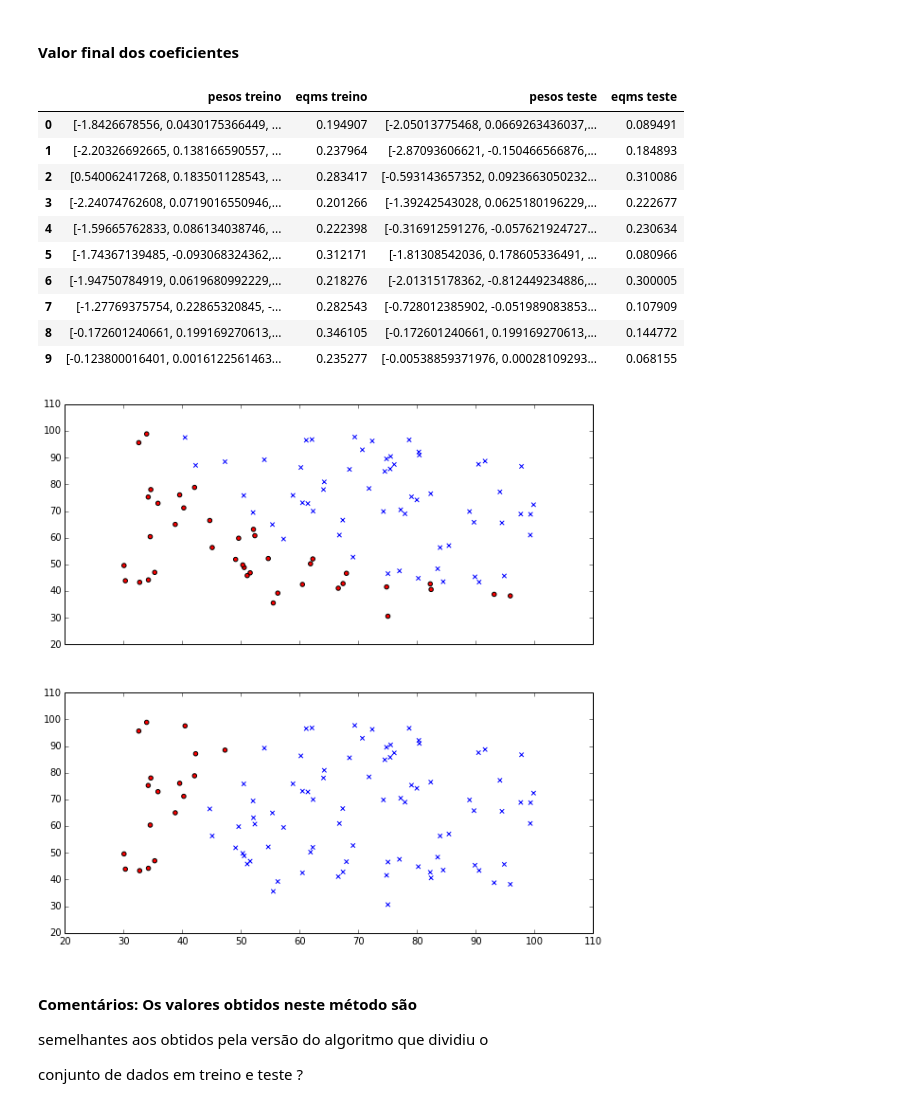
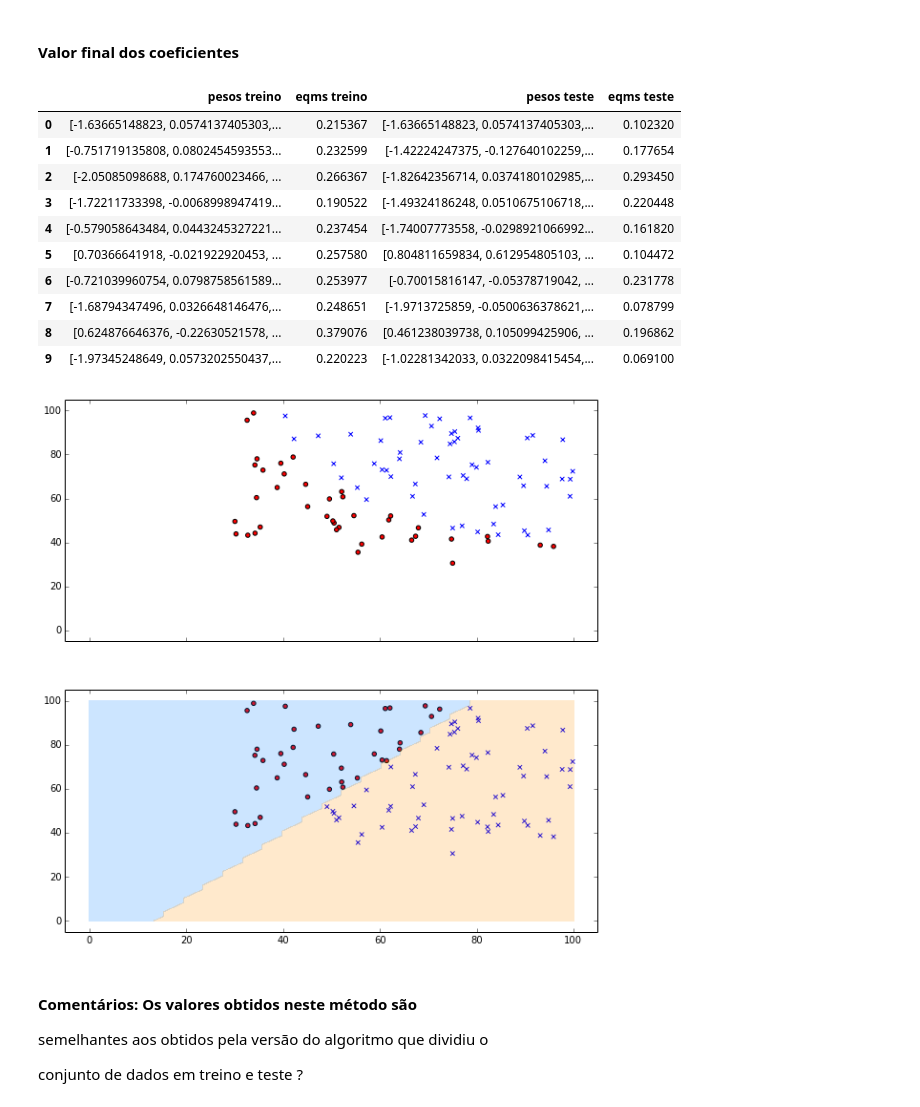
Before and after one commit to abevieiramota/mestrado-AA, a Jupyter notebook: Trabalho 2.ipynb, the cells around one changed output. Saved outputs shown, nothing was run; the diff lists cells and outputs as text; code cells hidden in the pictures.

Commit message:
contourf

```diff
--- a/Trabalho 2.ipynb
+++ b/Trabalho 2.ipynb
@@ -77,7 +122,7 @@ def bbulk_model_reg_log(Z, pesos):
 #### Plot dos dados
 # %%
 # produz o scatter dos dados da segunda e terceira coluna, para as duas classes na quarta coluna
-def q1_scatter(dados, pesos=None):
+def q1_scatter(dados, pesos=None, c_min=.5, c_max=3.5):
 
     # sem pesos, scatter apenas dos dados
     if pesos == None:
@@ -97,6 +142,20 @@ def q1_scatter(dados, pesos=None):
         fig2.scatter(dados[r>=.5][dados.columns[1]], dados[r>=.5][dados.columns[2]], marker='x', c='b')
         fig2.scatter(dados[r<.5][dados.columns[1]], dados[r<.5][dados.columns[2]], marker='o', c='r')
 
+        # contour
+        u = np.linspace(c_min, c_max, 50)
+        v = np.linspace(c_min, c_max, 50)
+
+        U,V = np.meshgrid(u,v)
+
+        Z = map_feature_matrix(U, V, 1)
+
+        Zs = bbulk_model_reg_log(Z, pesos)
+        Zs[Zs>=.5] = 1
+        Zs[Zs<.5] = 0
+
+        fig2.contourf(u, v, Zs, 1, alpha=.2)
+
 
 
 q1_scatter(q1_dados)
@@ -263,20 +322,20 @@ resultados = k_fold(q1_dados, 10, Q1_ALFA, Q1_EPOCAS)
 resultados
 # %% [output]
 |  | pesos treino | eqms treino | pesos teste | eqms teste |
-| 0 | [-1.8426678556, 0.0430175366449, ... | 0.194907 | [-2.05013775468, 0.0669263436037,... | 0.089491 |
-| 1 | [-2.20326692665, 0.138166590557, ... | 0.237964 | [-2.87093606621, -0.150466566876,... | 0.184893 |
-| 2 | [0.540062417268, 0.183501128543, ... | 0.283417 | [-0.593143657352, 0.0923663050232... | 0.310086 |
-| 3 | [-2.24074762608, 0.0719016550946,... | 0.201266 | [-1.39242543028, 0.0625180196229,... | 0.222677 |
-| 4 | [-1.59665762833, 0.086134038746, ... | 0.222398 | [-0.316912591276, -0.057621924727... | 0.230634 |
-| 5 | [-1.74367139485, -0.093068324362,... | 0.312171 | [-1.81308542036, 0.178605336491, ... | 0.080966 |
-| 6 | [-1.94750784919, 0.0619680992229,... | 0.218276 | [-2.01315178362, -0.812449234886,... | 0.300005 |
-| 7 | [-1.27769375754, 0.22865320845, -... | 0.282543 | [-0.728012385902, -0.051989083853... | 0.107909 |
-| 8 | [-0.172601240661, 0.199169270613,... | 0.346105 | [-0.172601240661, 0.199169270613,... | 0.144772 |
-| 9 | [-0.123800016401, 0.0016122561463... | 0.235277 | [-0.00538859371976, 0.00028109293... | 0.068155 |
+| 0 | [-1.63665148823, 0.0574137405303,... | 0.215367 | [-1.63665148823, 0.0574137405303,... | 0.102320 |
+| 1 | [-0.751719135808, 0.0802454593553... | 0.232599 | [-1.42224247375, -0.127640102259,... | 0.177654 |
+| 2 | [-2.05085098688, 0.174760023466, ... | 0.266367 | [-1.82642356714, 0.0374180102985,... | 0.293450 |
+| 3 | [-1.72211733398, -0.0068998947419... | 0.190522 | [-1.49324186248, 0.0510675106718,... | 0.220448 |
+| 4 | [-0.579058643484, 0.0443245327221... | 0.237454 | [-1.74007773558, -0.0298921066992... | 0.161820 |
+| 5 | [0.70366641918, -0.021922920453, ... | 0.257580 | [0.804811659834, 0.612954805103, ... | 0.104472 |
+| 6 | [-0.721039960754, 0.0798758561589... | 0.253977 | [-0.70015816147, -0.05378719042, ... | 0.231778 |
+| 7 | [-1.68794347496, 0.0326648146476,... | 0.248651 | [-1.9713725859, -0.0500636378621,... | 0.078799 |
+| 8 | [0.624876646376, -0.22630521578, ... | 0.379076 | [0.461238039738, 0.105099425906, ... | 0.196862 |
+| 9 | [-1.97345248649, 0.0573202550437,... | 0.220223 | [-1.02281342033, 0.0322098415454,... | 0.069100 |
 # %%
-q1_scatter(q1_dados, resultados.ix[resultados.index[4]]['pesos treino'])
+q1_scatter(q1_dados, resultados.ix[resultados.index[4]]['pesos treino'], c_min=0., c_max=100.)
 # %% [output]
-[figure, old version]
+[figure, new version]
 # %% [markdown]
 #### Comentários: Os valores obtidos neste método são
 
```
Also changed, not shown: parts of 13 cells of this notebook.
